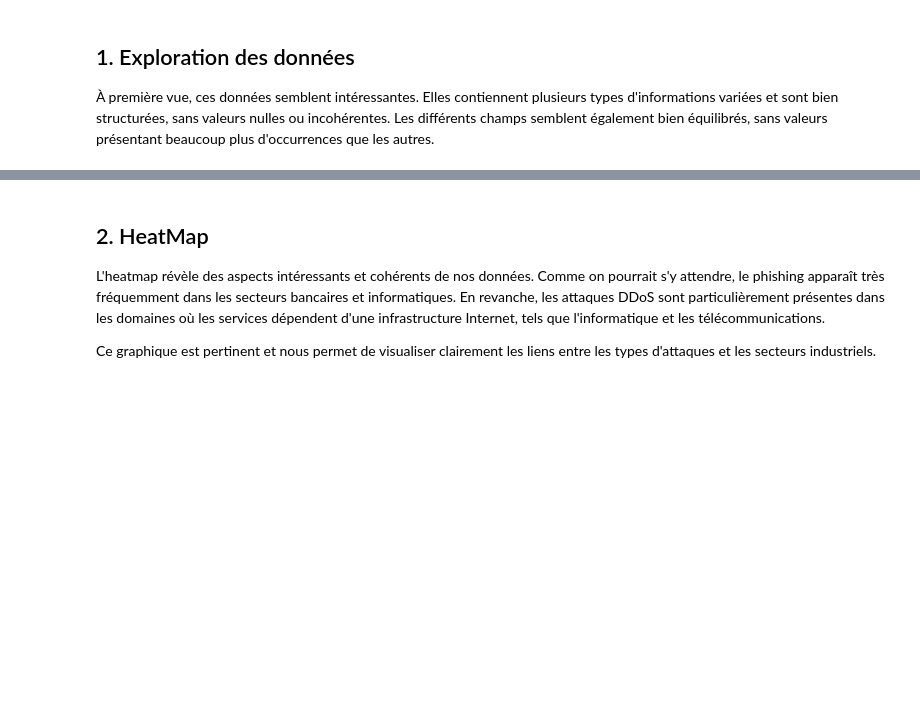
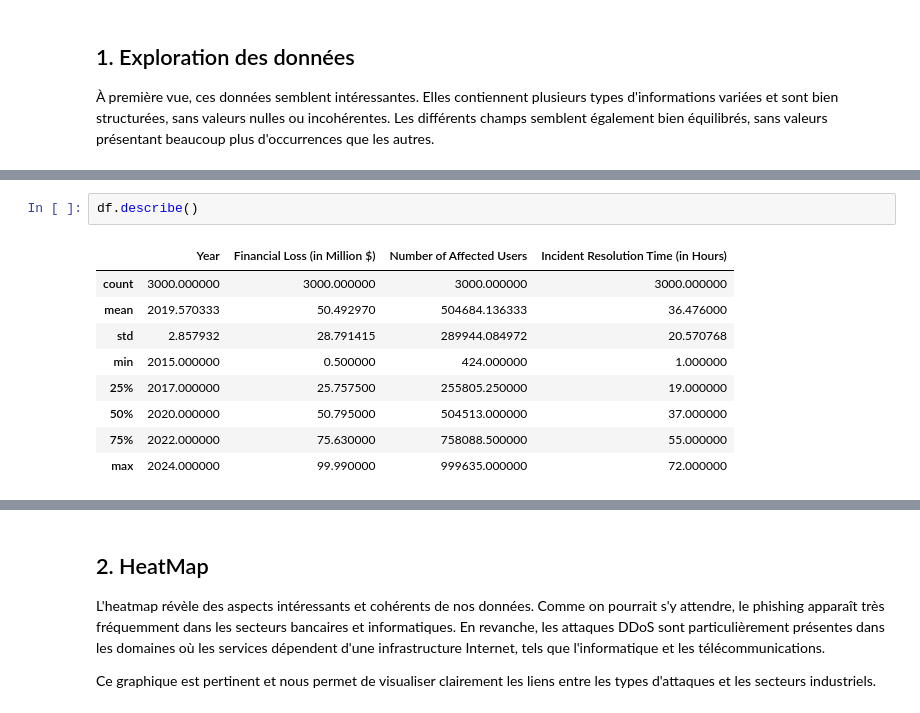
Before and after one commit to Younnsss/data-python, a Jupyter notebook: main.ipynb, the cells around one changed output, grey strips where cells are left out. Cells and saved outputs as stored; diff of their text form; blank space fills up the shorter version.

```diff
--- a/main.ipynb
+++ b/main.ipynb
@@ -14,0 +24,12 @@ df = pd.read_csv("data.csv")
+# %%
+df.describe()
+# %% [output]
+|  | Year | Financial Loss (in Million $) | Number of Affected Users | Incident Resolution Time (in Hours) |
+| count | 3000.000000 | 3000.000000 | 3000.000000 | 3000.000000 |
+| mean | 2019.570333 | 50.492970 | 504684.136333 | 36.476000 |
+| std | 2.857932 | 28.791415 | 289944.084972 | 20.570768 |
+| min | 2015.000000 | 0.500000 | 424.000000 | 1.000000 |
+| 25% | 2017.000000 | 25.757500 | 255805.250000 | 19.000000 |
+| 50% | 2020.000000 | 50.795000 | 504513.000000 | 37.000000 |
+| 75% | 2022.000000 | 75.630000 | 758088.500000 | 55.000000 |
+| max | 2024.000000 | 99.990000 | 999635.000000 | 72.000000 |
```
Also changed, not shown: parts of 2 cells of this notebook.
